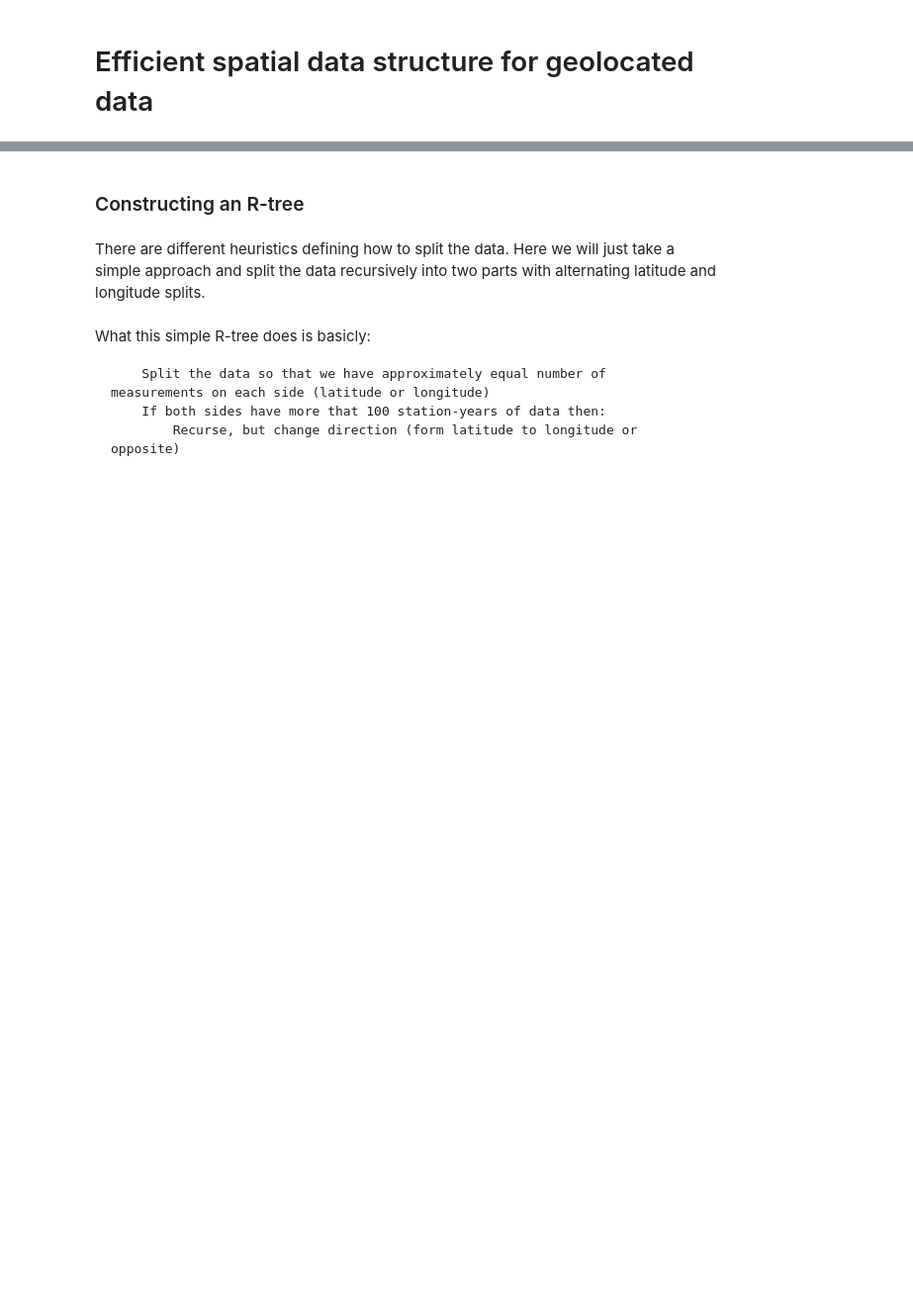
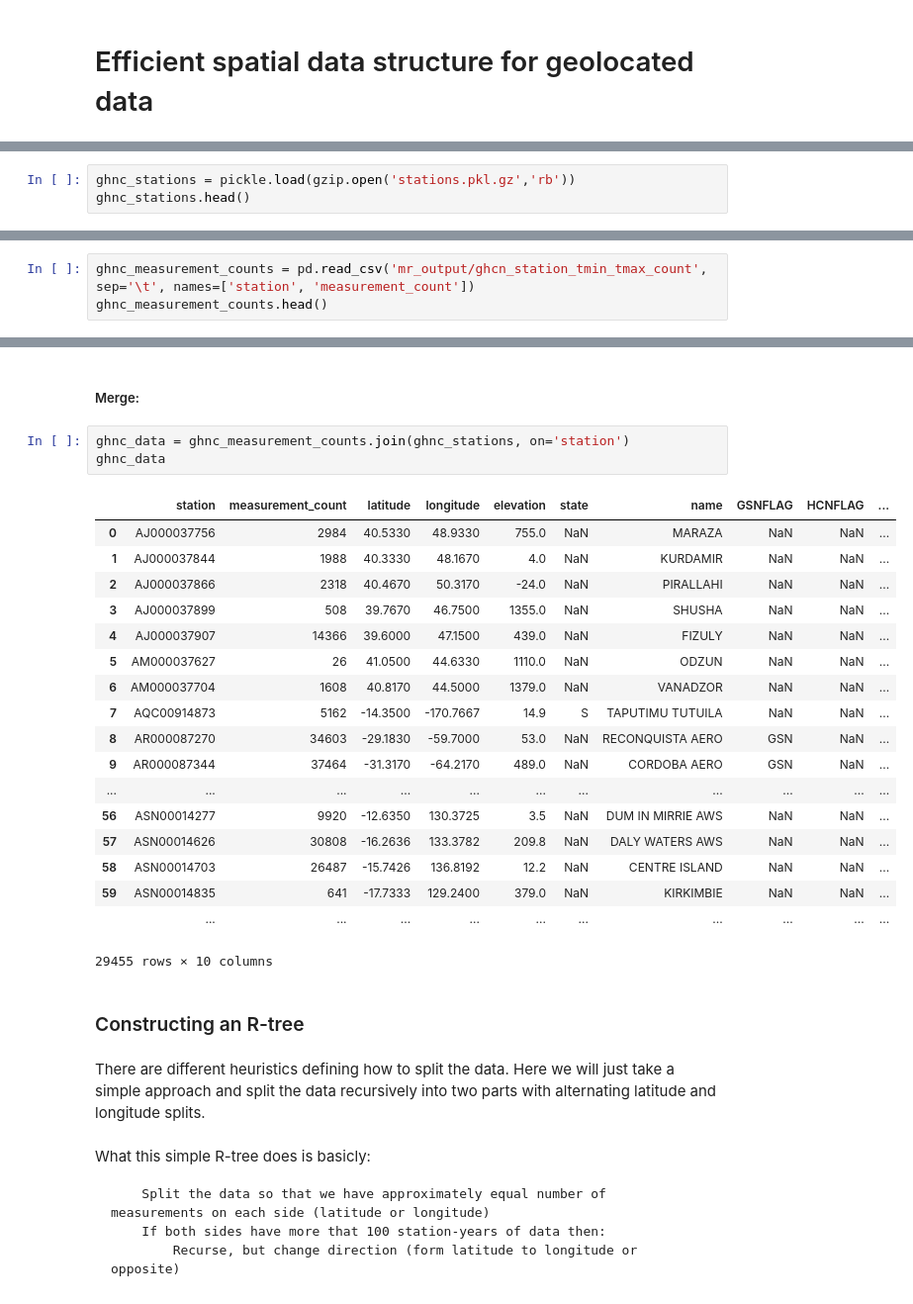
Before and after one commit to dlisuk/cse291_final_project, a Jupyter notebook: Splitting the stations.ipynb, the cells around one changed output, grey strips where cells are left out. Shown: that part at 99% size. Saved outputs shown, nothing was run; the diff lists cells and outputs as text; blank space fills up the shorter version.

Commit message:
Datasplitting, inital merge of datasets

```diff
--- a/Splitting the stations.ipynb
+++ b/Splitting the stations.ipynb
@@ -8,0 +95,3 @@ We can do this by dividing the data points recursively using an R-tree ([Wikiped
+# %%
+ghnc_stations = pickle.load(gzip.open('stations.pkl.gz','rb'))
+ghnc_stations.head()
@@ -8,0 +108,3 @@ We can do this by dividing the data points recursively using an R-tree ([Wikiped
+# %%
+ghnc_measurement_counts = pd.read_csv('mr_output/ghcn_station_tmin_tmax_count', sep='\t', names=['station', 'measurement_count'])
+ghnc_measurement_counts.head()
@@ -9,3 +119,27 @@ We can do this by dividing the data points recursively using an R-tree ([Wikiped
+# %% [markdown]
+##### Merge:
+# %%
+ghnc_data = ghnc_measurement_counts.join(ghnc_stations, on='station')
+ghnc_data
+# %% [output]
+|  | station | measurement_count | latitude | longitude | elevation | state | name | GSNFLAG | HCNFLAG | ... |
+| 0 | AJ000037756 | 2984 | 40.5330 | 48.9330 | 755.0 | NaN | MARAZA | NaN | NaN | ... |
+| 1 | AJ000037844 | 1988 | 40.3330 | 48.1670 | 4.0 | NaN | KURDAMIR | NaN | NaN | ... |
+| 2 | AJ000037866 | 2318 | 40.4670 | 50.3170 | -24.0 | NaN | PIRALLAHI | NaN | NaN | ... |
+| 3 | AJ000037899 | 508 | 39.7670 | 46.7500 | 1355.0 | NaN | SHUSHA | NaN | NaN | ... |
+| 4 | AJ000037907 | 14366 | 39.6000 | 47.1500 | 439.0 | NaN | FIZULY | NaN | NaN | ... |
+| 5 | AM000037627 | 26 | 41.0500 | 44.6330 | 1110.0 | NaN | ODZUN | NaN | NaN | ... |
+| 6 | AM000037704 | 1608 | 40.8170 | 44.5000 | 1379.0 | NaN | VANADZOR | NaN | NaN | ... |
+| 7 | AQC00914873 | 5162 | -14.3500 | -170.7667 | 14.9 | S | TAPUTIMU TUTUILA | NaN | NaN | ... |
+| 8 | AR000087270 | 34603 | -29.1830 | -59.7000 | 53.0 | NaN | RECONQUISTA AERO | GSN | NaN | ... |
+| 9 | AR000087344 | 37464 | -31.3170 | -64.2170 | 489.0 | NaN | CORDOBA AERO | GSN | NaN | ... |
+| ... | ... | ... | ... | ... | ... | ... | ... | ... | ... | ... |
+| 56 | ASN00014277 | 9920 | -12.6350 | 130.3725 | 3.5 | NaN | DUM IN MIRRIE AWS | NaN | NaN | ... |
+| 57 | ASN00014626 | 30808 | -16.2636 | 133.3782 | 209.8 | NaN | DALY WATERS AWS | NaN | NaN | ... |
+| 58 | ASN00014703 | 26487 | -15.7426 | 136.8192 | 12.2 | NaN | CENTRE ISLAND | NaN | NaN | ... |
+| 59 | ASN00014835 | 641 | -17.7333 | 129.2400 | 379.0 | NaN | KIRKIMBIE | NaN | NaN | ... |
+|  | ... | ... | ... | ... | ... | ... | ... | ... | ... | ... |
+29455 rows × 10 columns
 # %% [markdown]
 ### Constructing an R-tree
 # %% [markdown]
```
Also changed, not shown: parts of 17 cells of this notebook.
